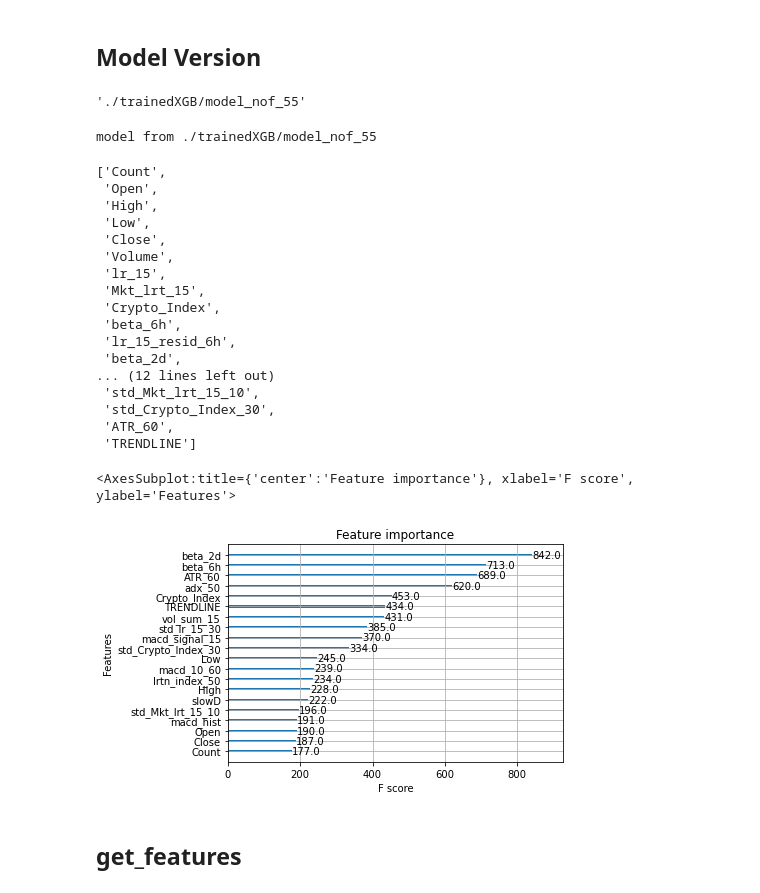
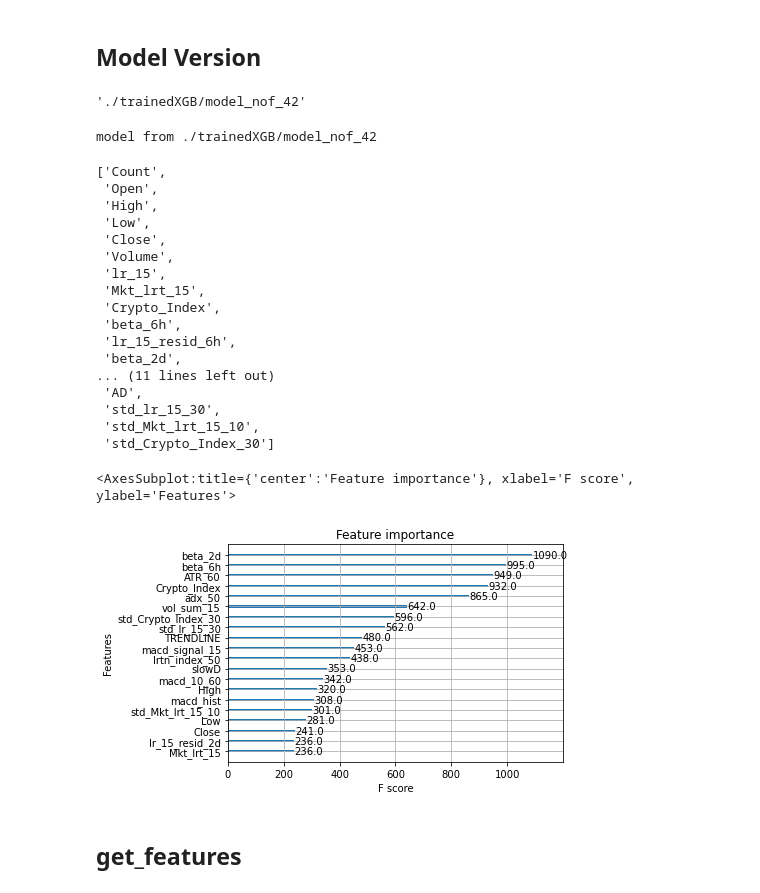
Before and after one commit to 123mitnik/Crypto_Forecasting_kaggle, a Jupyter notebook: crypto-xgb-api.ipynb, the cells around one changed output. Cells and saved outputs as stored; diff of their text form; code cells hidden in the pictures.

```diff
--- a/crypto-xgb-api.ipynb
+++ b/crypto-xgb-api.ipynb
@@ -19,8 +19,8 @@ from script.crypto_API import *
 ASSET_DETAILS_CSV = './data/asset_details.csv'
 df_asset_details = pd.read_csv(ASSET_DETAILS_CSV).sort_values("Asset_ID")
 
-version = 55
-retrained = True #set to False to get correct out-train score
+version = 42
+retrained = False #set to False to get correct out-train score
 pre_minute=101 #psets['adx']*2+1 #for smoothing sensitive indicators
 if version < 46:
     if retrained:
@@ -32,7 +32,7 @@ else:
 
 MOD_FOLDER
 # %% [output]
-'./trainedXGB/model_nof_55'
+'./trainedXGB/model_nof_42'
 # %%
 from os.path import exists
 def model_reload_train():
@@ -55,7 +55,7 @@ def model_reload_train():
 models = model_reload_train()
 models[0].feature_names
 # %% [output]
-model from ./trainedXGB/model_nof_55
+model from ./trainedXGB/model_nof_42
 ['Count',
  'Open',
  'High',
@@ -68,16 +68,16 @@ model from ./trainedXGB/model_nof_55
  'beta_6h',
  'lr_15_resid_6h',
  'beta_2d',
-... (12 lines left out)
+... (11 lines left out)
+ 'AD',
+ 'std_lr_15_30',
  'std_Mkt_lrt_15_10',
- 'std_Crypto_Index_30',
- 'ATR_60',
- 'TRENDLINE']
+ 'std_Crypto_Index_30']
 # %%
-xgb.plot_importance(models[1],max_num_features=20)
+xgb.plot_importance(models[2],max_num_features=20)
 # %% [output]
 <AxesSubplot:title={'center':'Feature importance'}, xlabel='F score', ylabel='Features'>
-[figure, old version]
+[figure, new version]
 # %% [markdown]
 ## get_features
 # %%
```
Also changed, not shown: parts of 4 cells of this notebook, 9 other files.
